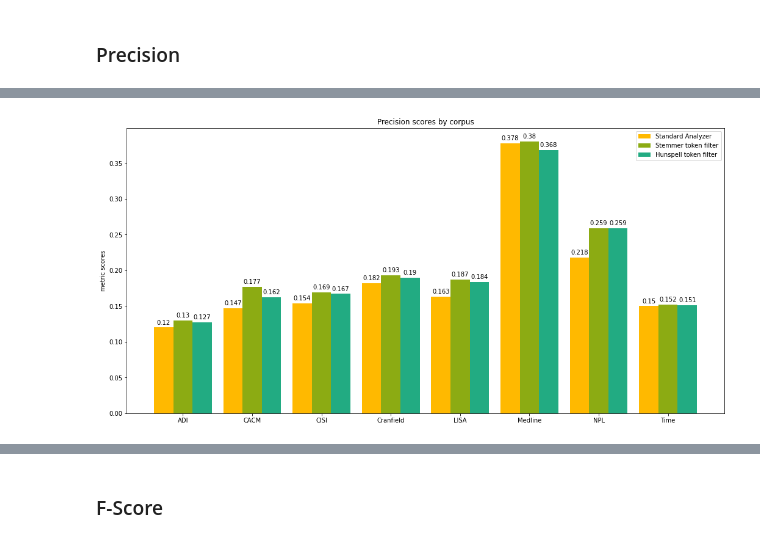
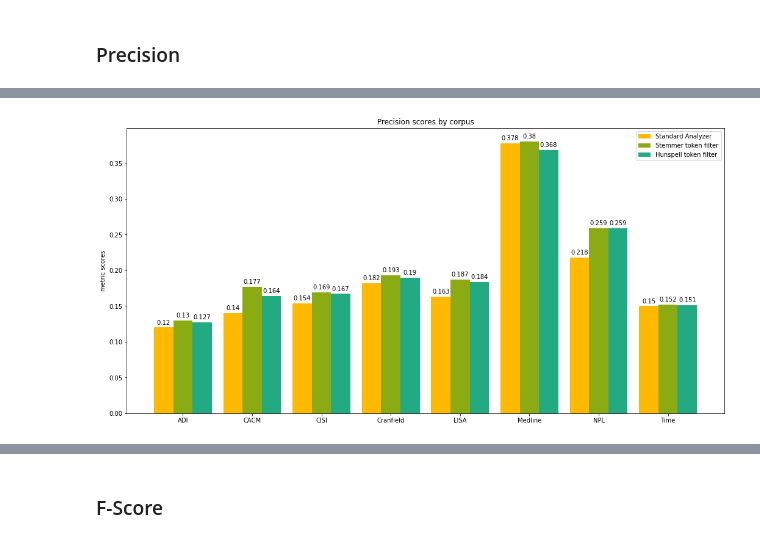
Before and after one commit to pragmalingu/experiments, a Jupyter notebook: 01_Stemming/Evaluation/Comparison_Stemming_vs_Standard_Search.ipynb, the cells around one changed output, grey strips where cells are left out. Cells and saved outputs as stored; diff of their text form; code cells hidden in the pictures.

```diff
--- a/01_Stemming/Evaluation/Comparison_Stemming_vs_Standard_Search.ipynb
+++ b/01_Stemming/Evaluation/Comparison_Stemming_vs_Standard_Search.ipynb
@@ -146,14 +146,15 @@ def get_data(PATH_TO_FILE, marker):
 cacm_qry_list = get_data(PATH_TO_CACM_QRY, ID_marker)
 
 # process the query data
-
 qry_chunk_start = re.compile('^\.W\n',re.MULTILINE)
+qry_chunk_end = re.compile('^\.N\n',re.MULTILINE)
 cacm_qry_rel_data = defaultdict(dict)
 
 for n in range(0,len(cacm_qry_list)):
   line = cacm_qry_list[n]
   _ , question = re.split(qry_chunk_start,line)
-  cacm_qry_rel_data[n+1]['question'] = question
+  query, _ = re.split(qry_chunk_end, question)
+  cacm_qry_rel_data[n+1]['question'] = query
 
 # process the relevance assesment data
 cacm_rel = defaultdict(list)
@@ -1418,36 +1419,36 @@ ax.set_title('Precision scores by corpus')
 ax.set_xticks(x)
 ax.set_xticklabels(labels)
 ax.legend()
 
 
 def autolabel(rects):
     """Attach a text label above each bar in *rects*, displaying its height."""
     for rect in rects:
         height = rect.get_height()
         ax.annotate('{}'.format(height),
                     xy=(rect.get_x() + rect.get_width() / 2, height),
                     xytext=(0, 3),  # 3 points vertical offset
                     textcoords="offset points",
                     ha='center', va='bottom')
 
 
 autolabel(rects1)
 autolabel(rects2)
 autolabel(rects3)
 
 fig.tight_layout()
 fig.set_figwidth(16)
 fig.set_figheight(8)
 
 # uncomment to save the visualization
-#plt.savefig("EXP1_Precision.svg", format="svg")
-#files.download('EXP1_Precision.svg')
+plt.savefig("EXP1_Precision.svg", format="svg")
+files.download('EXP1_Precision.svg')
 
 plt.show()
 # %% [output]
 [interactive output not drawn]
 [interactive output not drawn]
-[figure, old version]
+[figure, new version]
 # %%
 from tabulate import tabulate
 
```
Also changed, not shown: parts of 37 cells of this notebook.
